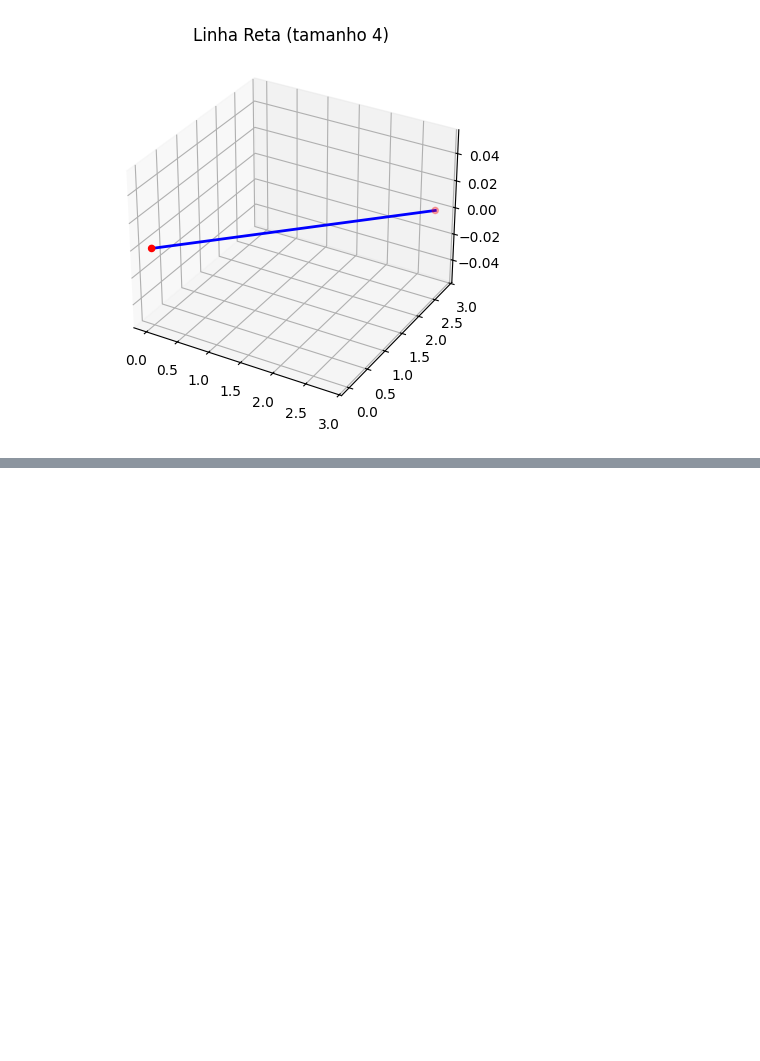
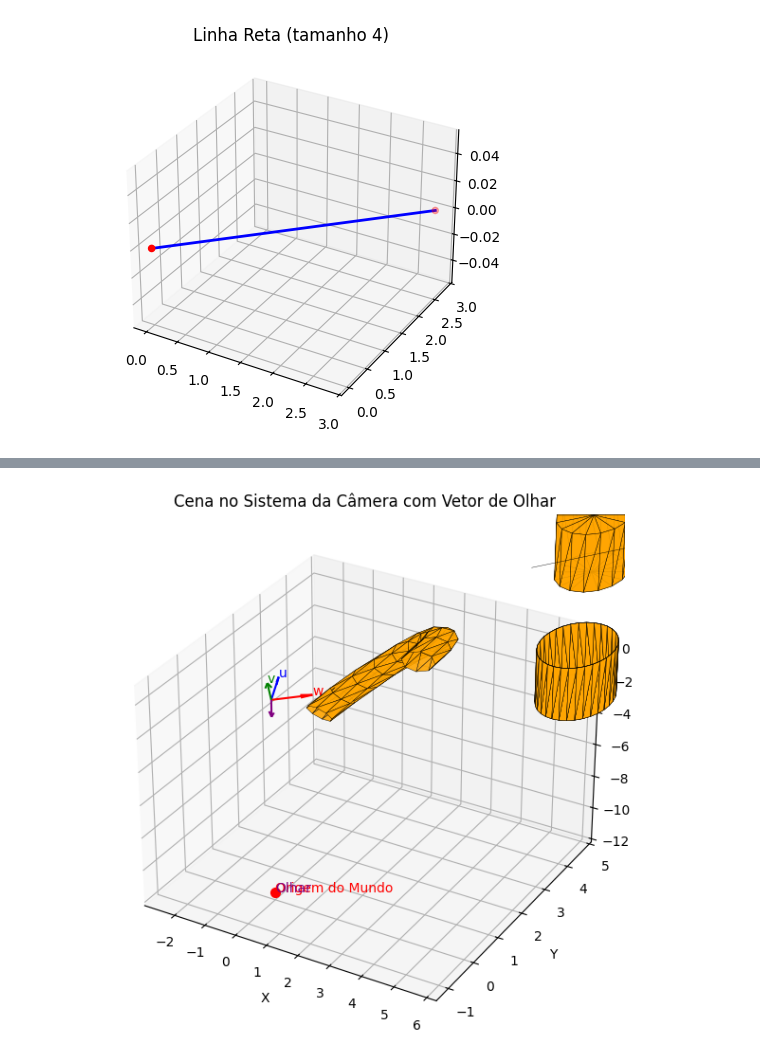
Before and after one commit to MabiuMoura/computa-o-grafica, a Jupyter notebook: main_scene.ipynb, the cells around one changed output, grey strips where cells are left out. Drawn from its saved outputs; the diff is of its cells as text; code cells hidden in the pictures; blank space fills up the shorter version.

```diff
--- a/main_scene.ipynb
+++ b/main_scene.ipynb
@@ -170,0 +145,53 @@ plotar_malha_3d(vertices_total, faces_total, titulo="Cena 3D Final")
+# %%
+# 1. Definir a câmera
+camera_pos = np.array([10, 6, 1])
+olhar_para = np.array([0, 0, 0])
+up = np.array([0.0, 0.0, 1.0])
+
+# 2. Calcular base da câmera
+w = camera_pos - olhar_para
+w = w / np.linalg.norm(w)
+
+u = np.cross(up, w)
+u = u / np.linalg.norm(u)
+
+v = np.cross(w, u)
+
+# 3. Montar matriz de rotação e translação
+R = np.array([
+    [u[0], u[1], u[2]],
+    [v[0], v[1], v[2]],
+    [w[0], w[1], w[2]]
+])
+
+T = -R @ camera_pos
+
+# 4. Transformar os vértices para o sistema da câmera
+vertices_camera = [ (R @ np.array(v) + T).tolist() for v in vertices_total ]
+
+# 5. Manter as mesmas faces
+faces_camera = faces_total
+
+# 6. Mostrar a origem do mundo no sistema da câmera (como um ponto visual)
+origem_mundo_camera = (R @ np.array([0.0, 0.0, 0.0]) + T).tolist()
+vertices_camera.append(origem_mundo_camera)
+faces_camera.append([origem_mundo_camera, origem_mundo_camera, origem_mundo_camera])  # ponto isolado
+
+# Preparar os vetores de base da câmera para desenhar
+eixos_camera = {
+    'u': u,
+    'v': v,
+    'w': w
+}
+
+# Plotar com vetor de olhar
+plotar_malha_3d(
+    vertices_camera,
+    faces_camera,
+    titulo="Cena no Sistema da Câmera com Vetor de Olhar",
+    ponto_destaque=origem_mundo_camera,
+    eixos=eixos_camera,
+    vetor_olhar=(camera_pos @ R.T + T, olhar_para @ R.T + T)  # transformar origem e destino para sistema da câmera
+)
+# %% [output]
+[figure, added]
```
Also changed, not shown: parts of 9 cells of this notebook, 7 other files.
